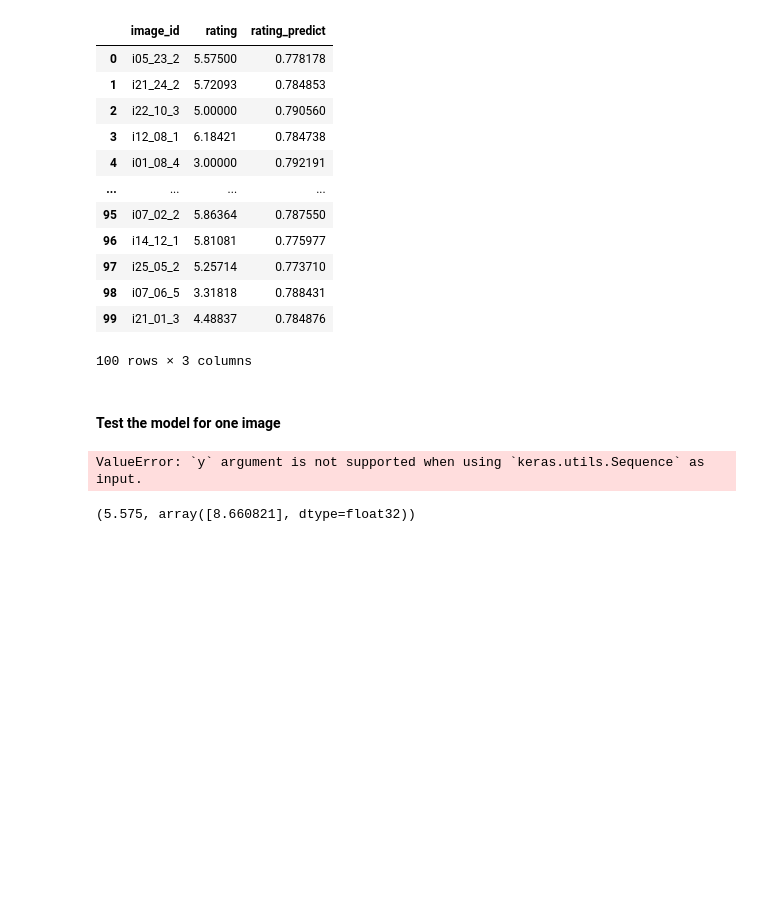
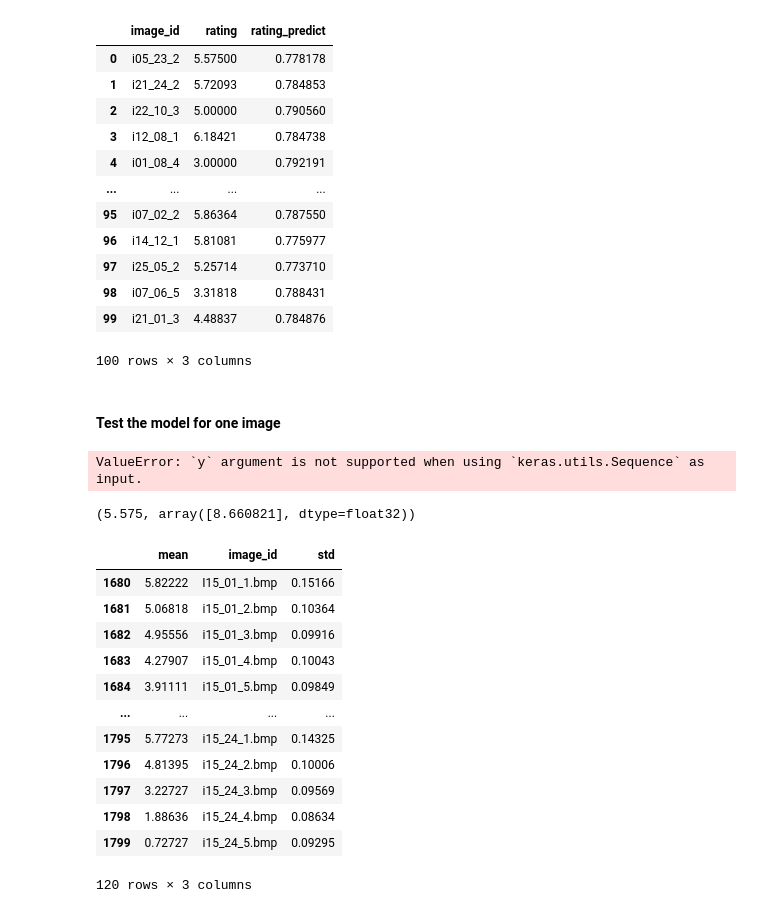
Before and after one commit to maindolaamit/nima, a Jupyter notebook: notebooks/tid_train_model.ipynb, the cells around one changed output. Drawn from its saved outputs; the diff is of its cells as text; code cells hidden in the pictures; blank space fills up the shorter version.

```diff
--- a/notebooks/tid_train_model.ipynb
+++ b/notebooks/tid_train_model.ipynb
@@ -220,3 +245,33 @@ predict = nima_technical_cnn.model.predict(x)
 y_true, predict[0]
 # %% [output]
 (5.575, array([8.660821], dtype=float32))
+# %%
+from nima.config import TID_DATASET_DIR, TID_DATASET_IMAGES_DIR
+
+# TID_DATASET_DIR, TID_DATASET_IMAGES_DIR
+
+df_std = pd.read_csv(os.path.join(TID_DATASET_DIR, 'mos_std.txt'),header=None,  names=['std'])
+# df_std
+df = pd.read_csv(os.path.join(TID_DATASET_DIR, 'mos_with_names.txt'), sep=' ',  header=None,  names=['mean','image_id'])
+# df
+
+df_merge = pd.concat([df, df_std], axis=1)
+df_merge
+
+df_merge[['image_id','mean','std']].to_csv(os.path.join(TID_DATASET_DIR,'mos.csv'), index=False)
+# %%
+df_merge[df_merge['image_id'].apply(lambda x : x.lower().startswith('i15_'))].reset_index()
+# %% [output]
+|  | mean | image_id | std |
+| 1680 | 5.82222 | I15_01_1.bmp | 0.15166 |
+| 1681 | 5.06818 | i15_01_2.bmp | 0.10364 |
+| 1682 | 4.95556 | i15_01_3.bmp | 0.09916 |
+| 1683 | 4.27907 | i15_01_4.bmp | 0.10043 |
+| 1684 | 3.91111 | i15_01_5.bmp | 0.09849 |
+| ... | ... | ... | ... |
+| 1795 | 5.77273 | i15_24_1.bmp | 0.14325 |
+| 1796 | 4.81395 | i15_24_2.bmp | 0.10006 |
+| 1797 | 3.22727 | i15_24_3.bmp | 0.09569 |
+| 1798 | 1.88636 | i15_24_4.bmp | 0.08634 |
+| 1799 | 0.72727 | i15_24_5.bmp | 0.09295 |
+120 rows × 3 columns
```
Also changed, not shown: parts of 7 cells of this notebook, 16 other files.
